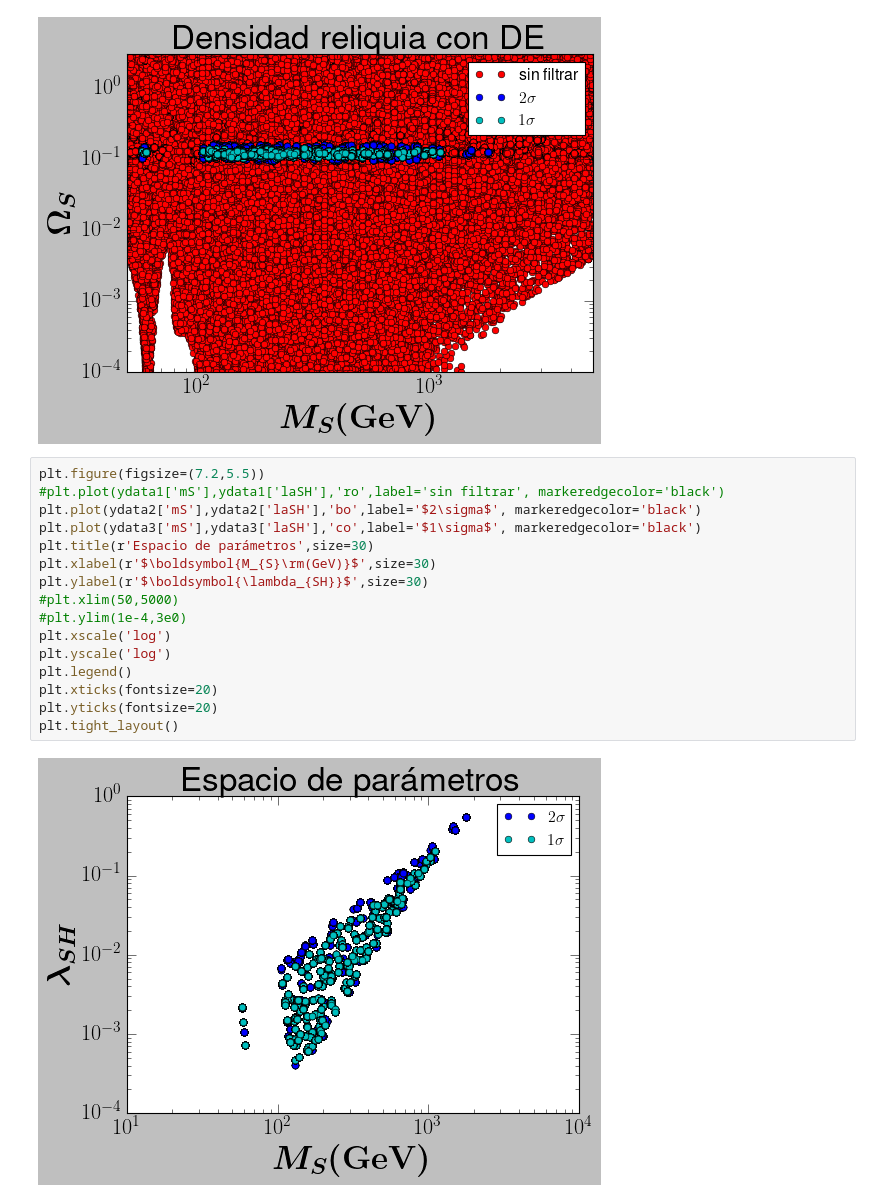
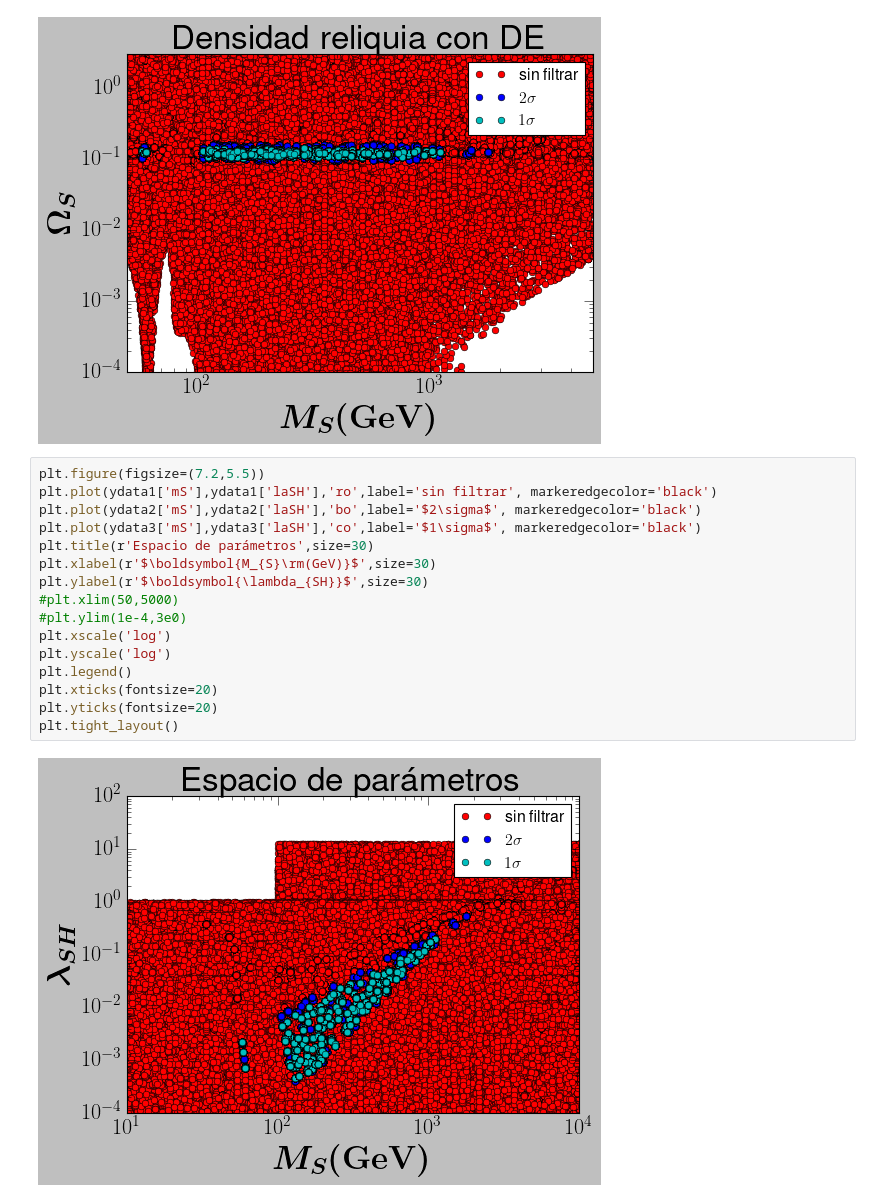
Before and after one commit to gadolfocastrillon/notebook_materiaOscura, a Jupyter notebook: micromegas_5.3.35/Modelos discretos de materia oscura.ipynb, the cells around one changed output. Saved outputs shown, nothing was run; the diff lists cells and outputs as text.

```diff
--- a/micromegas_5.3.35/Modelos discretos de materia oscura.ipynb
+++ b/micromegas_5.3.35/Modelos discretos de materia oscura.ipynb
@@ -954,19 +951,19 @@ plt.tight_layout()
 [figure]
 # %%
 plt.figure(figsize=(7.2,5.5))
-#plt.plot(ydata1['mS'],ydata1['laSH'],'ro',label='sin filtrar', markeredgecolor='black')
+plt.plot(ydata1['mS'],ydata1['laSH'],'ro',label='sin filtrar', markeredgecolor='black')
 plt.plot(ydata2['mS'],ydata2['laSH'],'bo',label='$2\sigma$', markeredgecolor='black')
 plt.plot(ydata3['mS'],ydata3['laSH'],'co',label='$1\sigma$', markeredgecolor='black')
 plt.title(r'Espacio de parámetros',size=30)
 plt.xlabel(r'$\boldsymbol{M_{S}\rm(GeV)}$',size=30)
 plt.ylabel(r'$\boldsymbol{\lambda_{SH}}$',size=30)
 #plt.xlim(50,5000)
 #plt.ylim(1e-4,3e0)
 plt.xscale('log')
 plt.yscale('log')
 plt.legend()
 plt.xticks(fontsize=20)
 plt.yticks(fontsize=20)
 plt.tight_layout()
 # %% [output]
-[figure, old version]
+[figure, new version]
```
Also changed, not shown: parts of 21 cells of this notebook.
